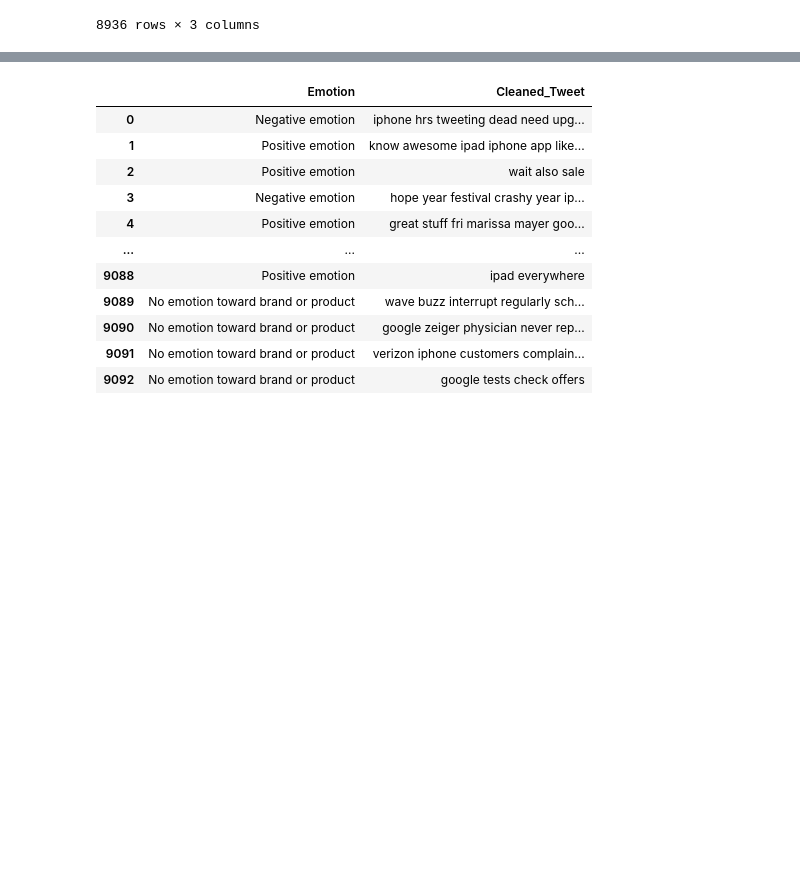
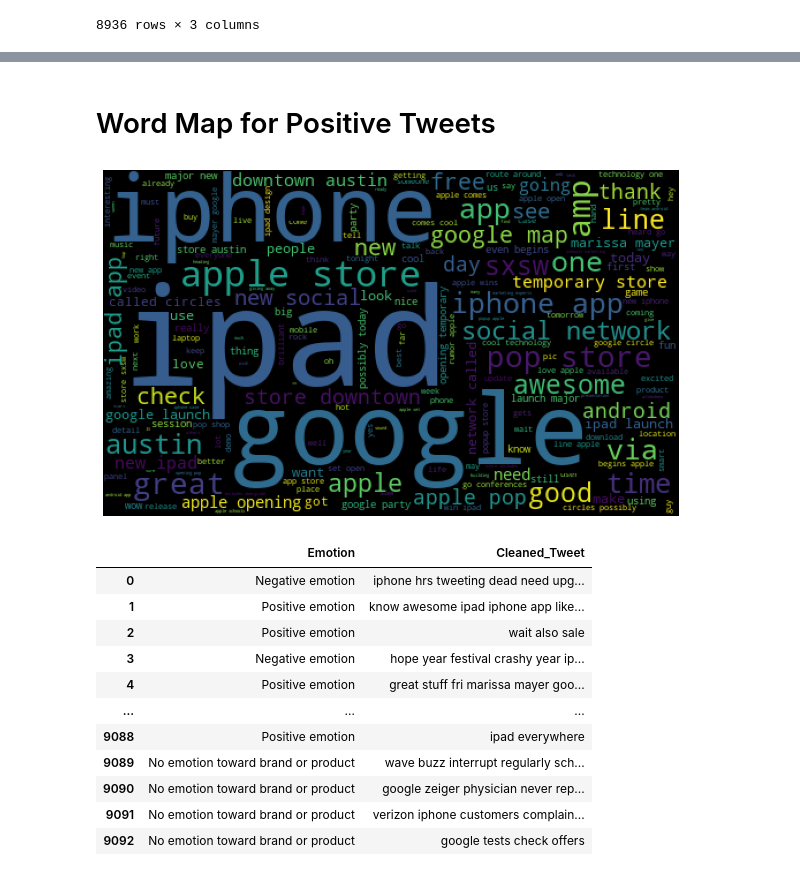
Before and after one commit to mzimmer52/Module-4-Project, a Jupyter notebook: Project 4.ipynb, the cells around one changed output, grey strips where cells are left out. Saved outputs shown, nothing was run; the diff lists cells and outputs as text; code cells hidden in the pictures; blank space fills up the shorter version.

```diff
--- a/Project 4.ipynb
+++ b/Project 4.ipynb
@@ -170 +199,15 @@ plt.show()
+# %% [markdown]
+# Word Map for Positive Tweets
+# %%
+pos = df[df["Emotion"] == "Positive emotion"]
+words = ' '.join([txt for txt in pos.Cleaned_Tweet])
+werds = WordCloud(width = 500, height = 300, max_font_size = 119).generate(words)
+plt.figure(figsize = (8, 8), facecolor = None)
+plt.imshow(werds)
+plt.axis("off")
+plt.tight_layout(pad = 0)
+
+plt.show()
+# %% [output]
+[figure, added]
 # %%
```
Also changed, not shown: parts of 45 cells of this notebook, 3 other files.
